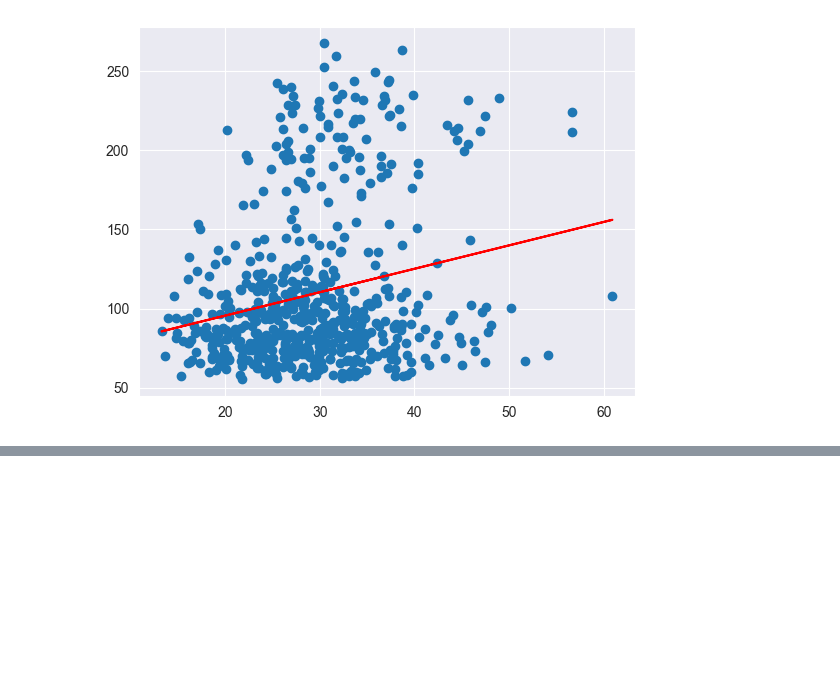
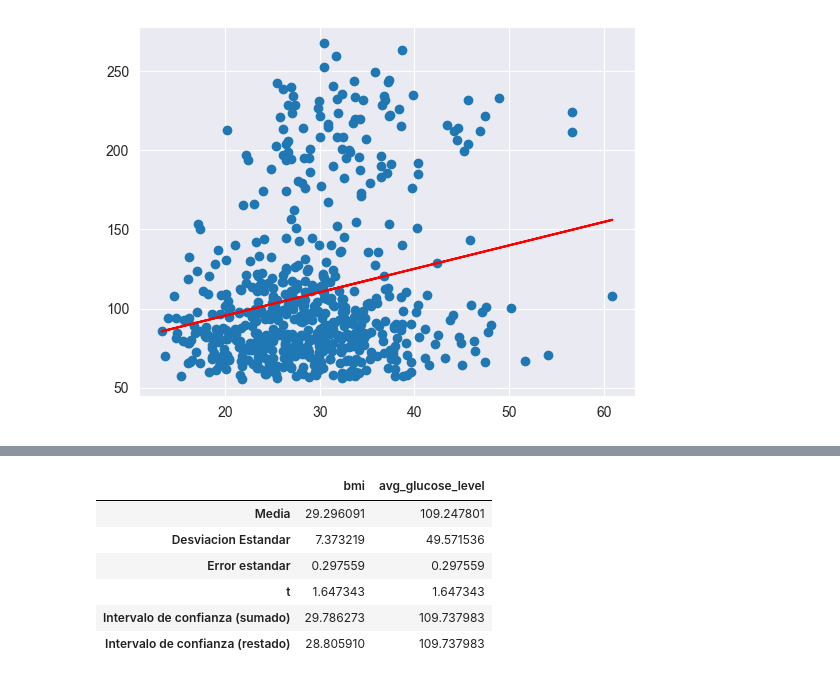
Before and after one commit to alxgarci/estadistica_diabetes, a Jupyter notebook: CODIGO/analisis_strokes.ipynb, the cells around one changed output, grey strips where cells are left out. Cells and saved outputs as stored; diff of their text form; code cells hidden in the pictures; blank space fills up the shorter version.

```diff
--- a/CODIGO/analisis_strokes.ipynb
+++ b/CODIGO/analisis_strokes.ipynb
@@ -209,0 +210,38 @@ plot.show()
+# %%
+# Intervalos de confianza para variables
+# Medias
+media_bmi = stroke["bmi"].mean()
+media_glucose = stroke["avg_glucose_level"].mean()
+
+# Desviacion estandar
+std_bmi = stroke["bmi"].std()
+std_glucose = stroke["avg_glucose_level"].std()
+
+# Error estandar
+err_estandar_bmi = std_bmi/math.sqrt(len(stroke["bmi"]))
+err_estandar_glucose = std_bmi/math.sqrt(len(stroke["avg_glucose_level"]))
+
+# Encontramos nuestro t* value
+t_bmi = stats.t.ppf(0.95, df=len(stroke["bmi"])-1)
+t_glucose = stats.t.ppf(0.95, df=len(stroke["avg_glucose_level"])-1)
+
+# Sacamos los intervalos de confianza
+ic_bmi_suma = media_bmi + t_bmi*err_estandar_bmi
+ic_bmi_resta = media_bmi - t_bmi*err_estandar_bmi
+
+ic_glucose_suma = media_glucose + t_glucose*err_estandar_glucose
+ic_glucose_resta = media_glucose + t_glucose*err_estandar_glucose
+
+df_res = pd.DataFrame()
+df_res["bmi"] = [media_bmi, std_bmi, err_estandar_bmi, t_bmi, ic_bmi_suma, ic_bmi_resta]
+df_res["avg_glucose_level"] = [media_glucose, std_glucose, err_estandar_glucose, t_glucose, ic_glucose_suma, ic_glucose_resta]
+df_res = df_res.set_index(pd.Index(["Media", "Desviacion Estandar", "Error estandar", "t", "Intervalo de confianza (sumado)", "Intervalo de confianza (restado)"]))
+df_res
+# %% [output]
+|  | bmi | avg_glucose_level |
+| Media | 29.296091 | 109.247801 |
+| Desviacion Estandar | 7.373219 | 49.571536 |
+| Error estandar | 0.297559 | 0.297559 |
+| t | 1.647343 | 1.647343 |
+| Intervalo de confianza (sumado) | 29.786273 | 109.737983 |
+| Intervalo de confianza (restado) | 28.805910 | 109.737983 |
```
Also changed, not shown: parts of 5 cells of this notebook, 1 other file.
